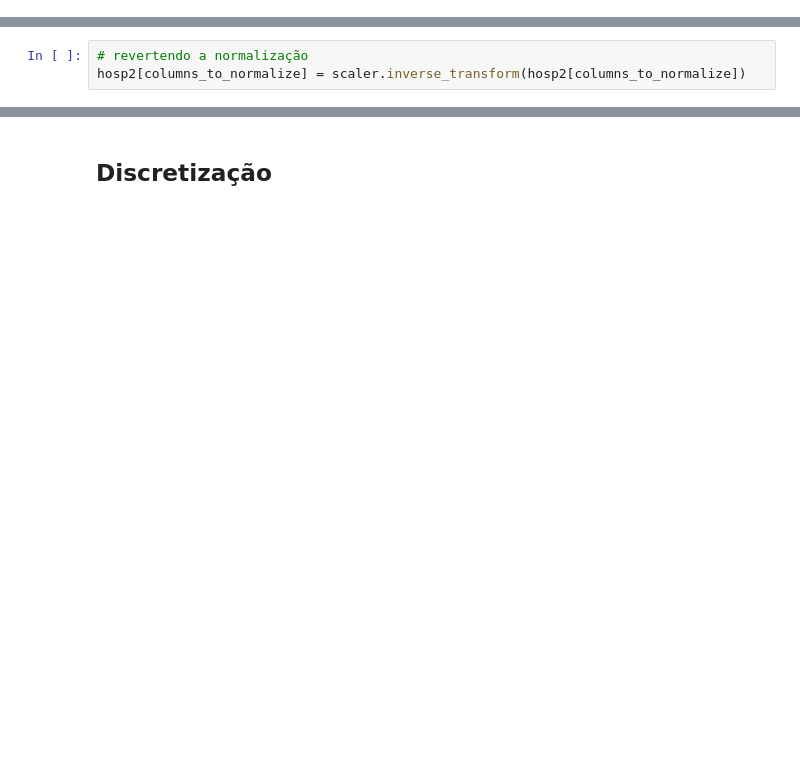
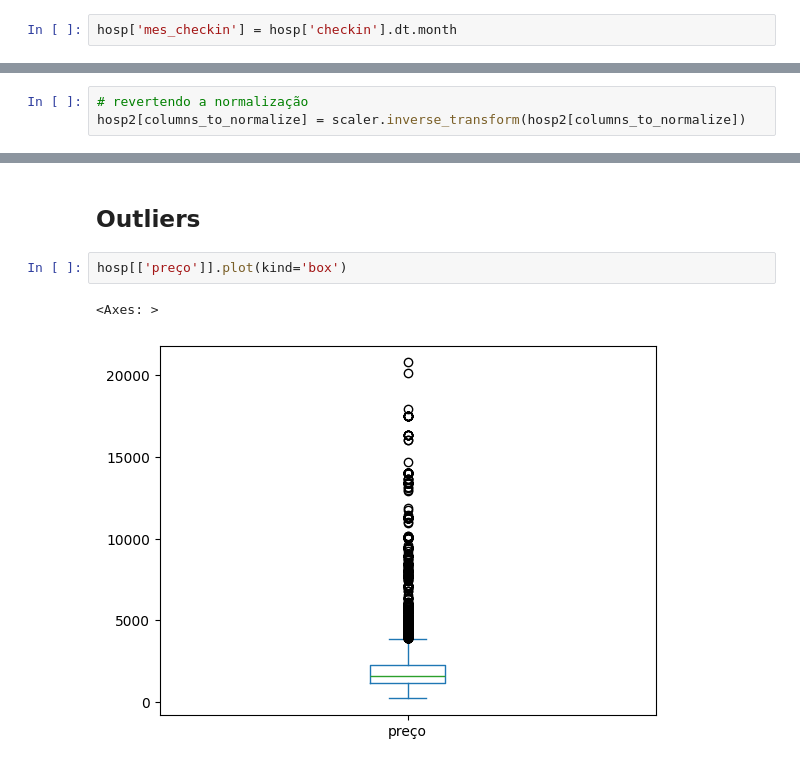
Before and after one commit to clarabarretto/data-science, a Jupyter notebook: pre-processing/pre-processing-recife.ipynb, the cells around one changed output, grey strips where cells are left out. Drawn from its saved outputs; the diff is of its cells as text; blank space fills up the shorter version.

```diff
--- a/pre-processing/pre-processing-recife.ipynb
+++ b/pre-processing/pre-processing-recife.ipynb
@@ -15,6 +15,8 @@ hosp['checkout'] = pd.to_datetime(hosp['checkout'])
 hosp['cidade'] = hosp["cidade"].astype("category")
 hosp['hotel'] = hosp["hotel"].astype("category")
 hosp['data_extracao'] = hosp["data_extracao"].astype("category")
+# %%
+hosp['mes_checkin'] = hosp['checkin'].dt.month
 # %%
 # pegando do dataset apenas os dados até junho de 2025 para comparar um ano inteiro sem repetições
 hospedagens = hosp[~((hosp['checkin'].dt.month > 6) & (hosp['checkin'].dt.year == 2025))]
@@ -274,3 +284,8 @@ data_extracao      0.000000e+00
 dtype: float64
 # %% [markdown]
-## Discretização
+## Outliers
+# %%
+hosp[['preço']].plot(kind='box')
+# %% [output]
+<Axes: >
+[figure, added]
```
Also changed, not shown: parts of 21 cells of this notebook.
